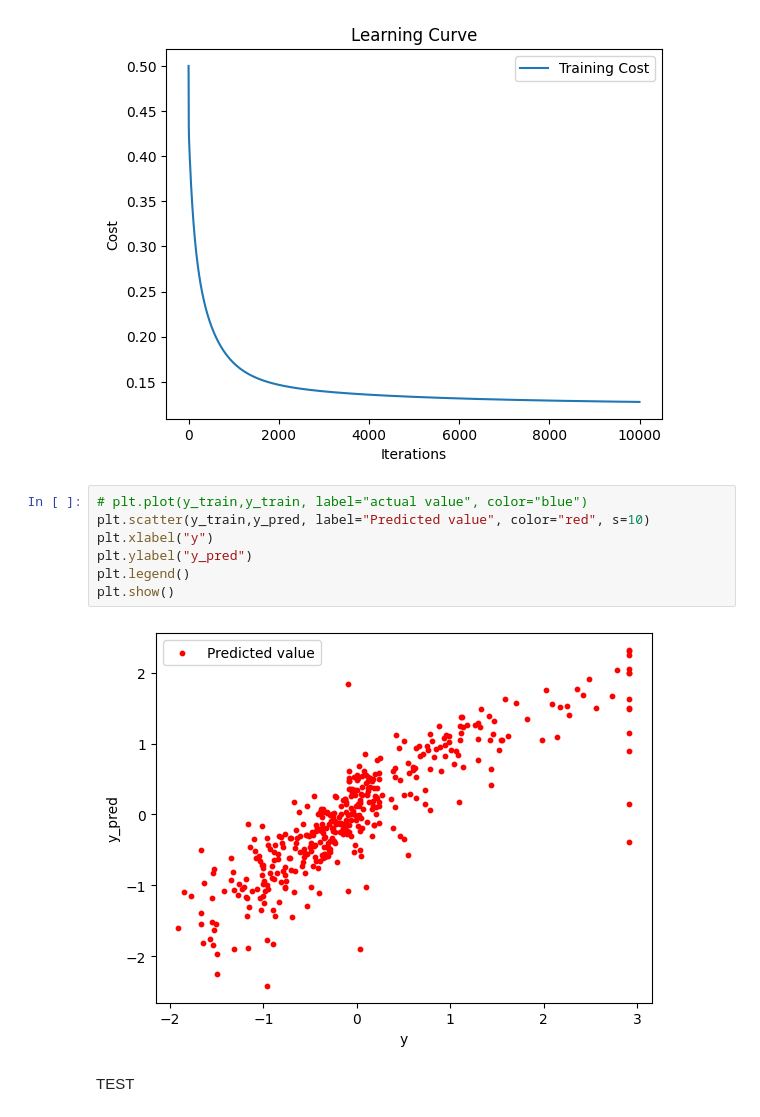
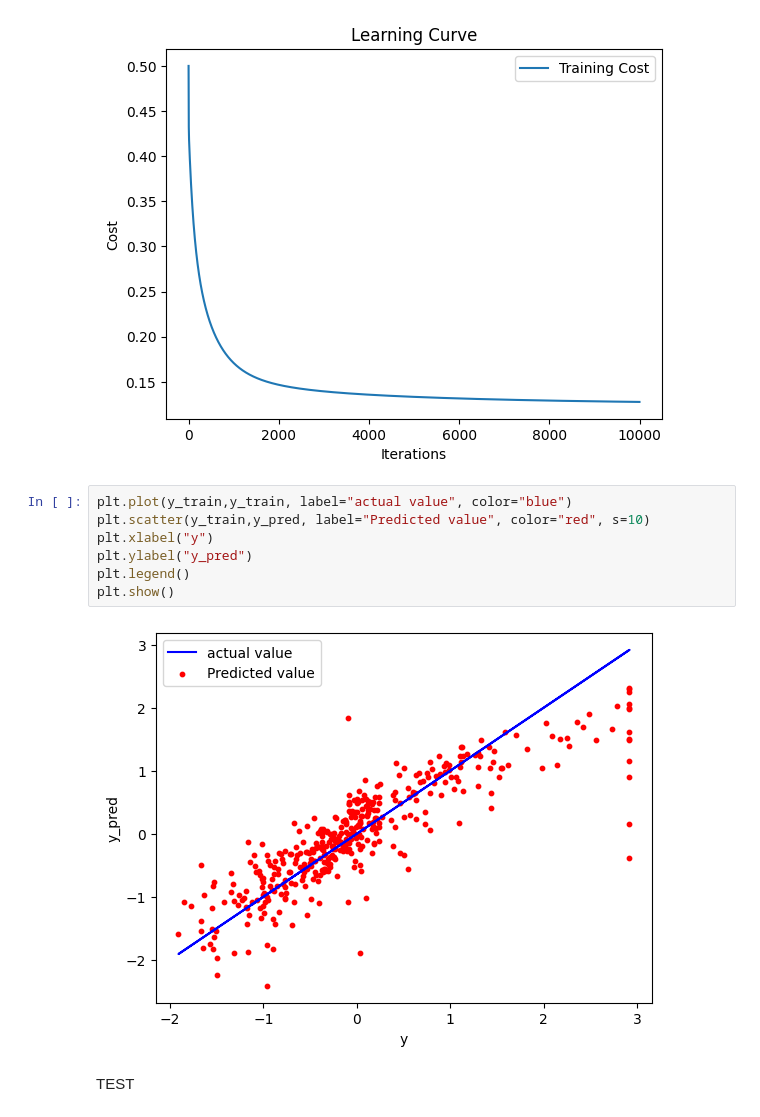
Before and after one commit to ananya024/acm_aiml, a Jupyter notebook: acm_aiml_task3_linear_reg.ipynb, the cells around one changed output. Drawn from its saved outputs; the diff is of its cells as text.

```diff
--- a/acm_aiml_task3_linear_reg.ipynb
+++ b/acm_aiml_task3_linear_reg.ipynb
@@ -127,14 +127,14 @@ plt.show()
 # %% [output]
 [figure]
 # %%
-# plt.plot(y_train,y_train, label="actual value", color="blue")
+plt.plot(y_train,y_train, label="actual value", color="blue")
 plt.scatter(y_train,y_pred, label="Predicted value", color="red", s=10)
 plt.xlabel("y")
 plt.ylabel("y_pred")
 plt.legend()
 plt.show()
 # %% [output]
-[figure, old version]
+[figure, new version]
 # %% [markdown]
 TEST
 # %%
```
Also changed, not shown: parts of 1 cell of this notebook.
